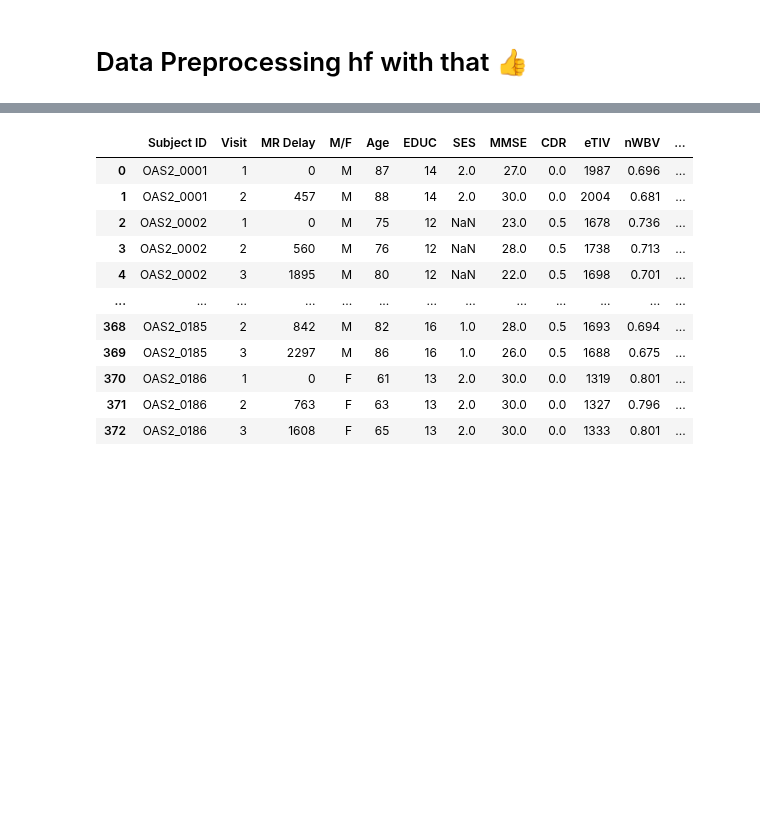
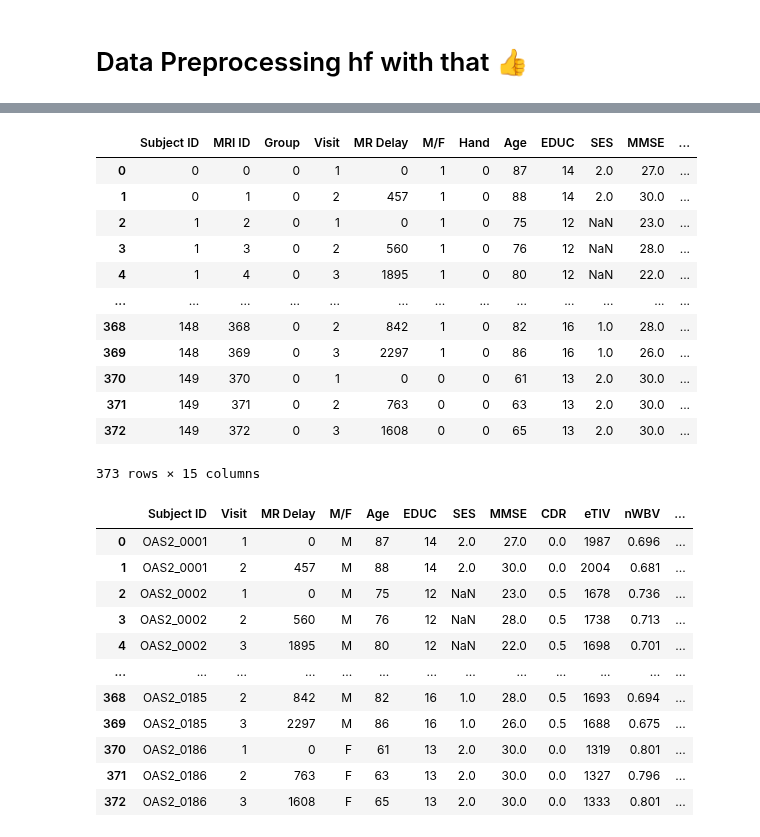
Before and after one commit to AshWz-Uni/CSS2-2025, a Jupyter notebook: datastuff.ipynb, the cells around one changed output, grey strips where cells are left out. Drawn from its saved outputs; the diff is of its cells as text; code cells hidden in the pictures; blank space fills up the shorter version.

```diff
--- a/datastuff.ipynb
+++ b/datastuff.ipynb
@@ -178,3 +194,27 @@ plt.show()
+# %%
+encoder = LabelEncoder()
+imputer = SimpleImputer(strategy="median")
+
+df["Group"] = df["Group"].apply(lambda x: 1 if x == 'Nondemented' else 0)
+df["Subject ID"] = encoder.fit_transform(df["Subject ID"])
+df["MRI ID"] = encoder.fit_transform(df["MRI ID"])
+df["M/F"] = encoder.fit_transform(df["M/F"])
+df["Hand"] = encoder.fit_transform(df["Hand"])
+display(df)
+# %% [output]
+|  | Subject ID | MRI ID | Group | Visit | MR Delay | M/F | Hand | Age | EDUC | SES | MMSE | ... |
+| 0 | 0 | 0 | 0 | 1 | 0 | 1 | 0 | 87 | 14 | 2.0 | 27.0 | ... |
+| 1 | 0 | 1 | 0 | 2 | 457 | 1 | 0 | 88 | 14 | 2.0 | 30.0 | ... |
+| 2 | 1 | 2 | 0 | 1 | 0 | 1 | 0 | 75 | 12 | NaN | 23.0 | ... |
+| 3 | 1 | 3 | 0 | 2 | 560 | 1 | 0 | 76 | 12 | NaN | 28.0 | ... |
+| 4 | 1 | 4 | 0 | 3 | 1895 | 1 | 0 | 80 | 12 | NaN | 22.0 | ... |
+| ... | ... | ... | ... | ... | ... | ... | ... | ... | ... | ... | ... | ... |
+| 368 | 148 | 368 | 0 | 2 | 842 | 1 | 0 | 82 | 16 | 1.0 | 28.0 | ... |
+| 369 | 148 | 369 | 0 | 3 | 2297 | 1 | 0 | 86 | 16 | 1.0 | 26.0 | ... |
+| 370 | 149 | 370 | 0 | 1 | 0 | 0 | 0 | 61 | 13 | 2.0 | 30.0 | ... |
+| 371 | 149 | 371 | 0 | 2 | 763 | 0 | 0 | 63 | 13 | 2.0 | 30.0 | ... |
+| 372 | 149 | 372 | 0 | 3 | 1608 | 0 | 0 | 65 | 13 | 2.0 | 30.0 | ... |
+373 rows × 15 columns
 # %%
 #not using these variables, feel free to mess around and change them idk
 df = df.drop(columns=["MRI ID", "Group", "Hand"])
```
Also changed, not shown: parts of 8 cells of this notebook.
